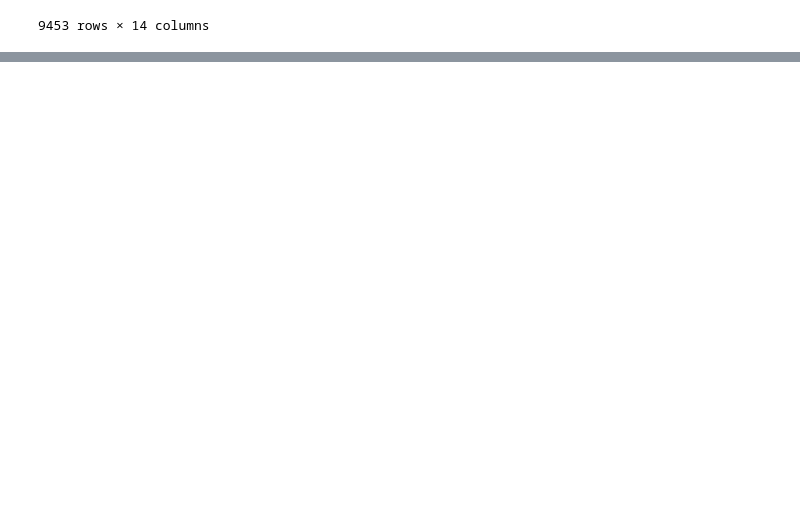
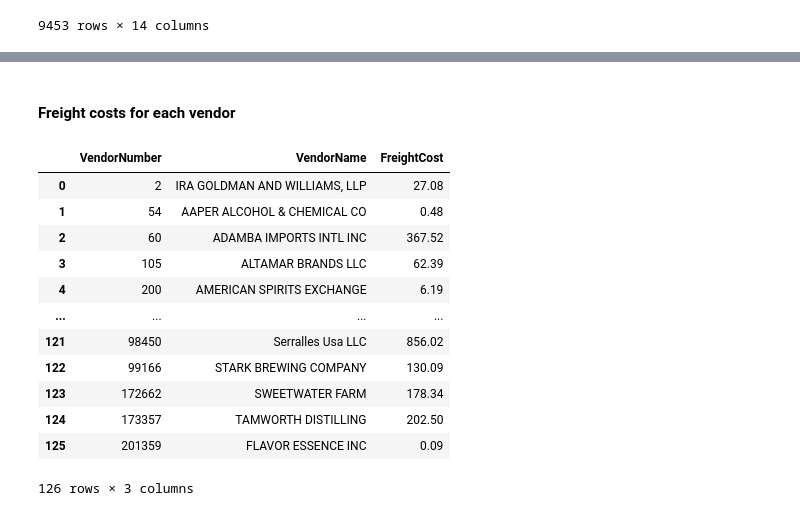
Before and after one commit to fahim-ysr/Vendor-Performance-Analysis, a Jupyter notebook: Analysis.ipynb, the cells around one changed output, grey strips where cells are left out. Cells and saved outputs as stored; diff of their text form; code cells hidden in the pictures; blank space fills up the shorter version.

```diff
--- a/Analysis.ipynb
+++ b/Analysis.ipynb
@@ -242,0 +319,26 @@ sales
+# %% [markdown]
+#### Freight costs for each vendor
+# %%
+freight_cost_by_vendors = pd.read_sql_query("""
+    SELECT
+    VendorNumber,
+    VendorName,
+    SUM(Freight) AS FreightCost
+    FROM vendor_invoice
+    GROUP BY VendorNumber""", database)
+# %%
+freight_cost_by_vendors
+# %% [output]
+|  | VendorNumber | VendorName | FreightCost |
+| 0 | 2 | IRA GOLDMAN AND WILLIAMS, LLP | 27.08 |
+| 1 | 54 | AAPER ALCOHOL & CHEMICAL CO | 0.48 |
+| 2 | 60 | ADAMBA IMPORTS INTL INC | 367.52 |
+| 3 | 105 | ALTAMAR BRANDS LLC | 62.39 |
+| 4 | 200 | AMERICAN SPIRITS EXCHANGE | 6.19 |
+| ... | ... | ... | ... |
+| 121 | 98450 | Serralles Usa LLC | 856.02 |
+| 122 | 99166 | STARK BREWING COMPANY | 130.09 |
+| 123 | 172662 | SWEETWATER FARM | 178.34 |
+| 124 | 173357 | TAMWORTH DISTILLING | 202.50 |
+| 125 | 201359 | FLAVOR ESSENCE INC | 0.09 |
+126 rows × 3 columns
```
Also changed, not shown: parts of 11 cells of this notebook.
